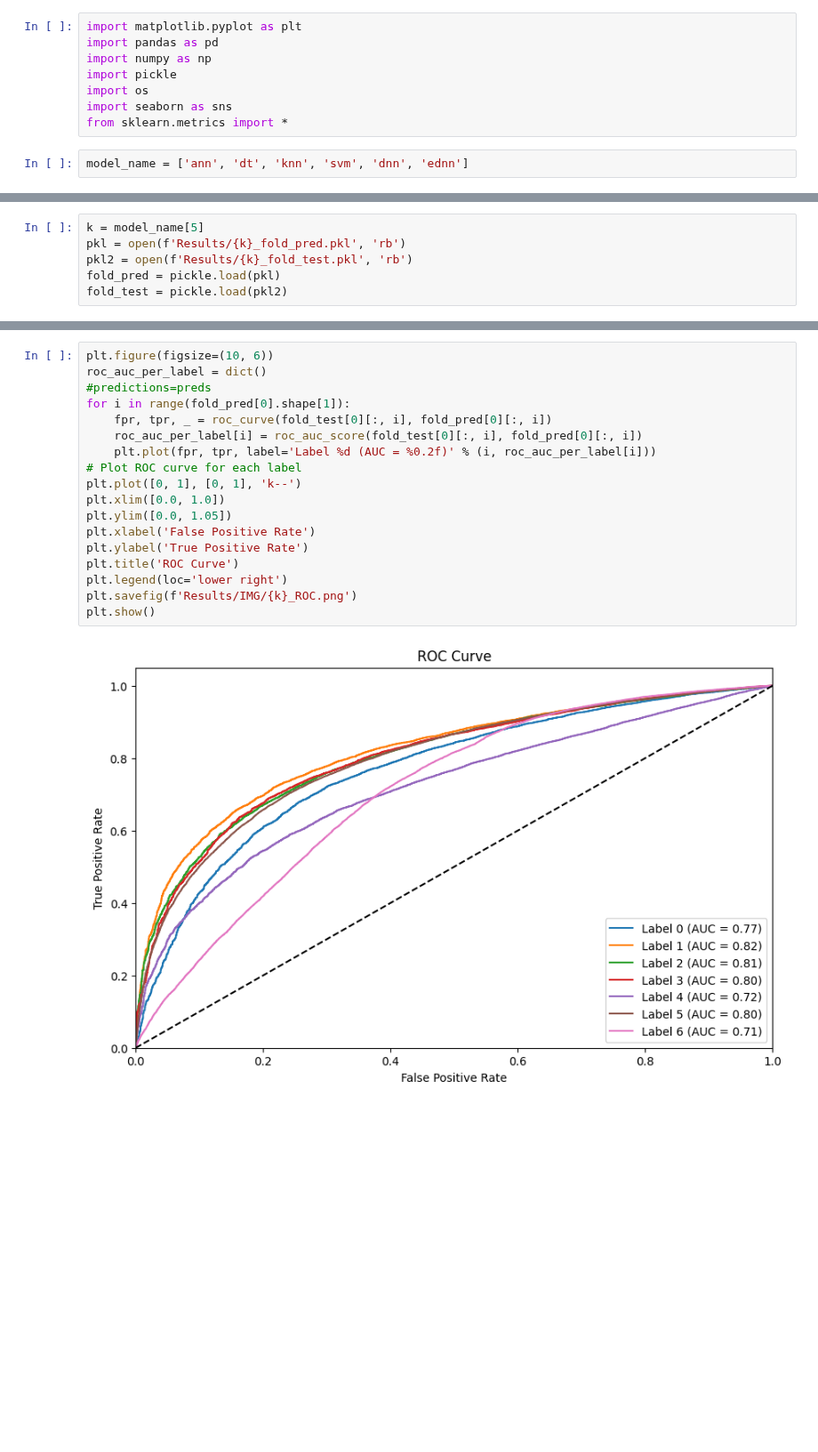
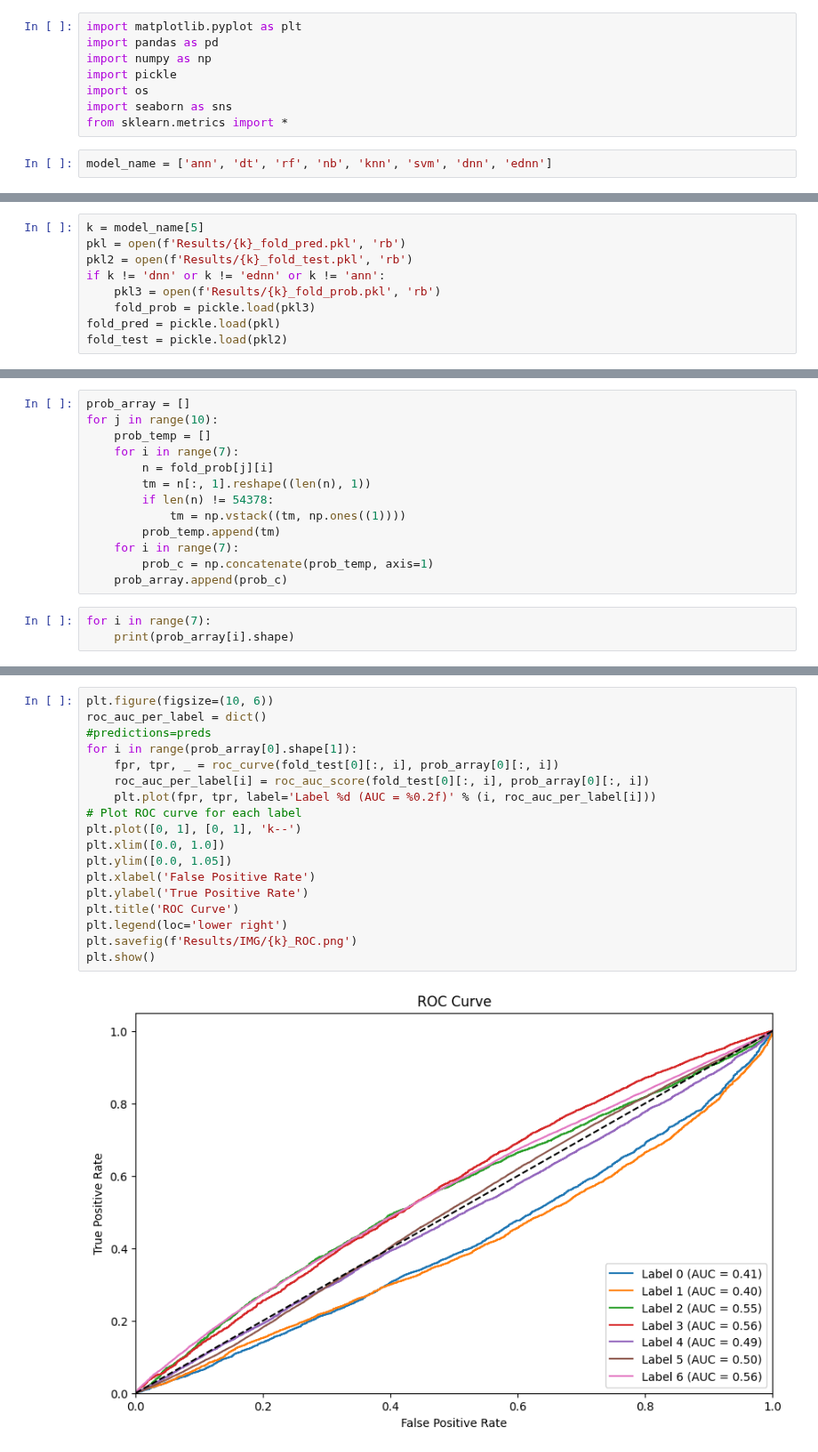
Before and after one commit to MRifqiFz/project-ednn, a Jupyter notebook: Code/Final Code/Algorithm Adaptation/Visualization.ipynb, the cells around one changed output, grey strips where cells are left out. Shown at 89% size. Drawn from its saved outputs; the diff is of its cells as text; blank space fills up the shorter version.

```diff
--- a/Code/Final Code/Algorithm Adaptation/Visualization.ipynb
+++ b/Code/Final Code/Algorithm Adaptation/Visualization.ipynb
@@ -7,7 +7,7 @@ import os
 import seaborn as sns
 from sklearn.metrics import *
 # %%
-model_name = ['ann', 'dt', 'knn', 'svm', 'dnn', 'ednn']
+model_name = ['ann', 'dt', 'rf', 'nb', 'knn', 'svm', 'dnn', 'ednn']
 # %%
 file = os.listdir('Results')
 file
@@ -33,5 +33,8 @@ file
 k = model_name[5]
 pkl = open(f'Results/{k}_fold_pred.pkl', 'rb')
 pkl2 = open(f'Results/{k}_fold_test.pkl', 'rb')
+if k != 'dnn' or k != 'ednn' or k != 'ann':
+    pkl3 = open(f'Results/{k}_fold_prob.pkl', 'rb')
+    fold_prob = pickle.load(pkl3)
 fold_pred = pickle.load(pkl)
 fold_test = pickle.load(pkl2)
@@ -37,0 +45,16 @@ fold_test = pickle.load(pkl2)
+# %%
+prob_array = []
+for j in range(10):
+    prob_temp = []
+    for i in range(7):
+        n = fold_prob[j][i]
+        tm = n[:, 1].reshape((len(n), 1))
+        if len(n) != 54378:
+            tm = np.vstack((tm, np.ones((1))))
+        prob_temp.append(tm)
+    for i in range(7):
+        prob_c = np.concatenate(prob_temp, axis=1)
+    prob_array.append(prob_c)
+# %%
+for i in range(7):
+    print(prob_array[i].shape)
@@ -64,20 +111,20 @@ plt.show()
 # %%
 plt.figure(figsize=(10, 6))
 roc_auc_per_label = dict()
 #predictions=preds
-for i in range(fold_pred[0].shape[1]):
-    fpr, tpr, _ = roc_curve(fold_test[0][:, i], fold_pred[0][:, i])
-    roc_auc_per_label[i] = roc_auc_score(fold_test[0][:, i], fold_pred[0][:, i])
+for i in range(prob_array[0].shape[1]):
+    fpr, tpr, _ = roc_curve(fold_test[0][:, i], prob_array[0][:, i])
+    roc_auc_per_label[i] = roc_auc_score(fold_test[0][:, i], prob_array[0][:, i])
     plt.plot(fpr, tpr, label='Label %d (AUC = %0.2f)' % (i, roc_auc_per_label[i]))
 # Plot ROC curve for each label
 plt.plot([0, 1], [0, 1], 'k--')
 plt.xlim([0.0, 1.0])
 plt.ylim([0.0, 1.05])
 plt.xlabel('False Positive Rate')
 plt.ylabel('True Positive Rate')
 plt.title('ROC Curve')
 plt.legend(loc='lower right')
 plt.savefig(f'Results/IMG/{k}_ROC.png')
 plt.show()
 # %% [output]
-[figure, old version]
+[figure, new version]
```
Also changed, not shown: parts of 6 cells of this notebook, 10 other files.
